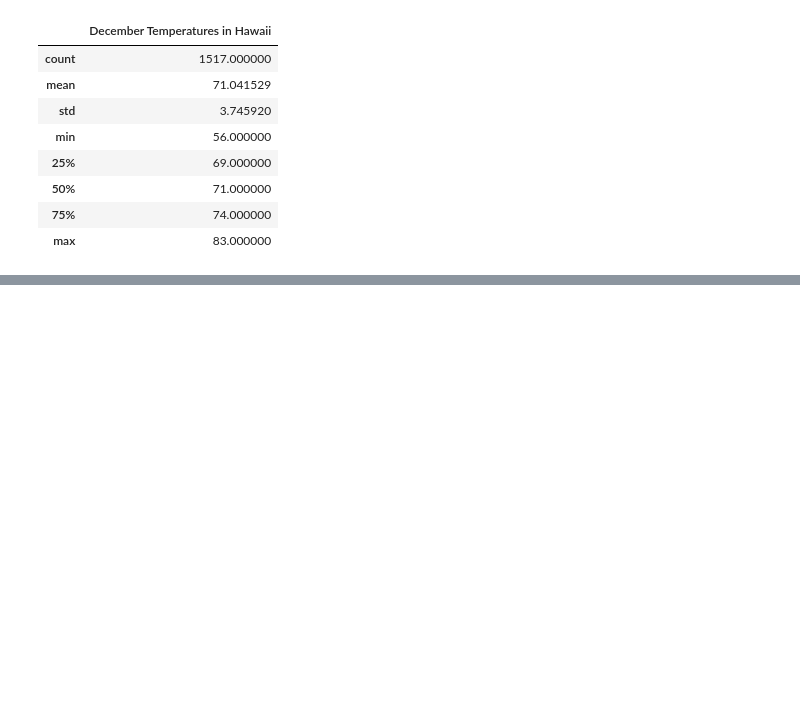
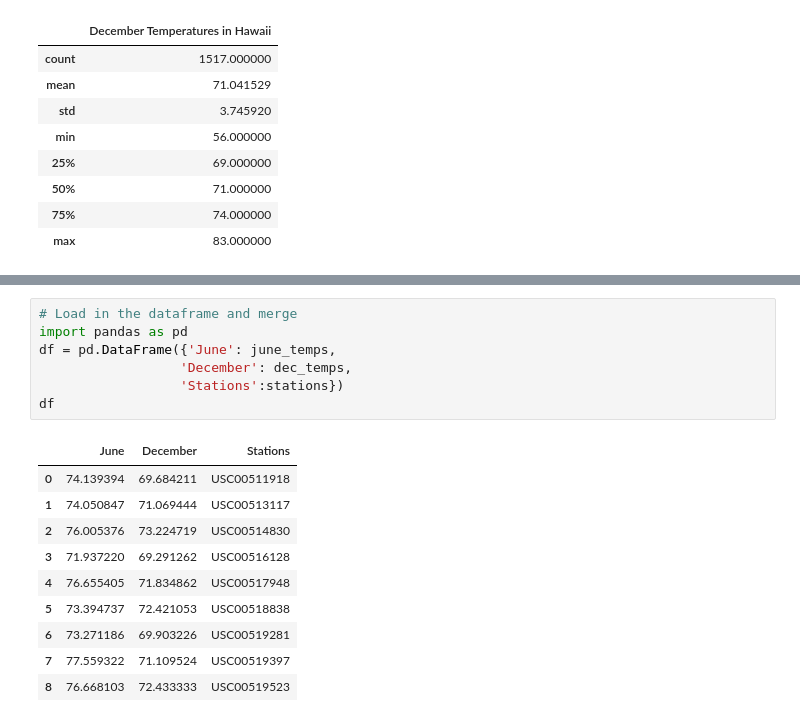
Before and after one commit to drawidsw/surfs-up, a Jupyter notebook: SurfsUp_Challenge.ipynb, the cells around one changed output, grey strips where cells are left out. Drawn from its saved outputs; the diff is of its cells as text; blank space fills up the shorter version.

```diff
--- a/SurfsUp_Challenge.ipynb
+++ b/SurfsUp_Challenge.ipynb
@@ -101,0 +137,18 @@ df.describe()
+# %%
+# Load in the dataframe and merge
+import pandas as pd
+df = pd.DataFrame({'June': june_temps,
+                  'December': dec_temps,
+                  'Stations':stations})
+df
+# %% [output]
+|  | June | December | Stations |
+| 0 | 74.139394 | 69.684211 | USC00511918 |
+| 1 | 74.050847 | 71.069444 | USC00513117 |
+| 2 | 76.005376 | 73.224719 | USC00514830 |
+| 3 | 71.937220 | 69.291262 | USC00516128 |
+| 4 | 76.655405 | 71.834862 | USC00517948 |
+| 5 | 73.394737 | 72.421053 | USC00518838 |
+| 6 | 73.271186 | 69.903226 | USC00519281 |
+| 7 | 77.559322 | 71.109524 | USC00519397 |
+| 8 | 76.668103 | 72.433333 | USC00519523 |
```
Also changed, not shown: parts of 3 cells of this notebook, 1 other file.
